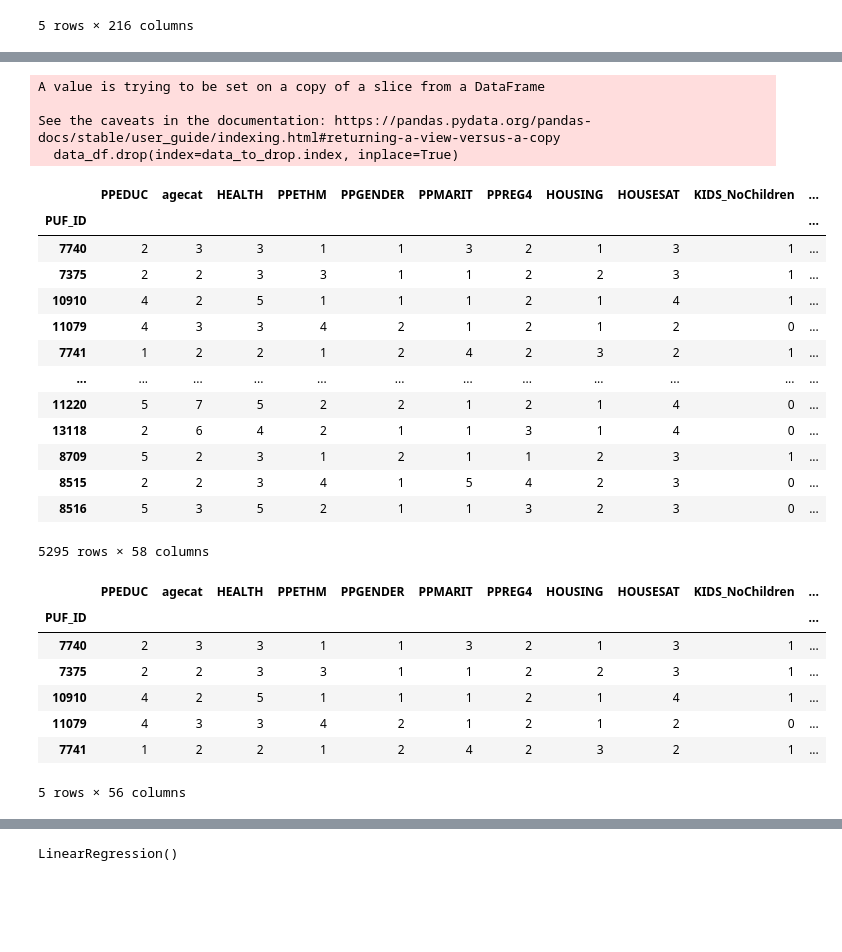
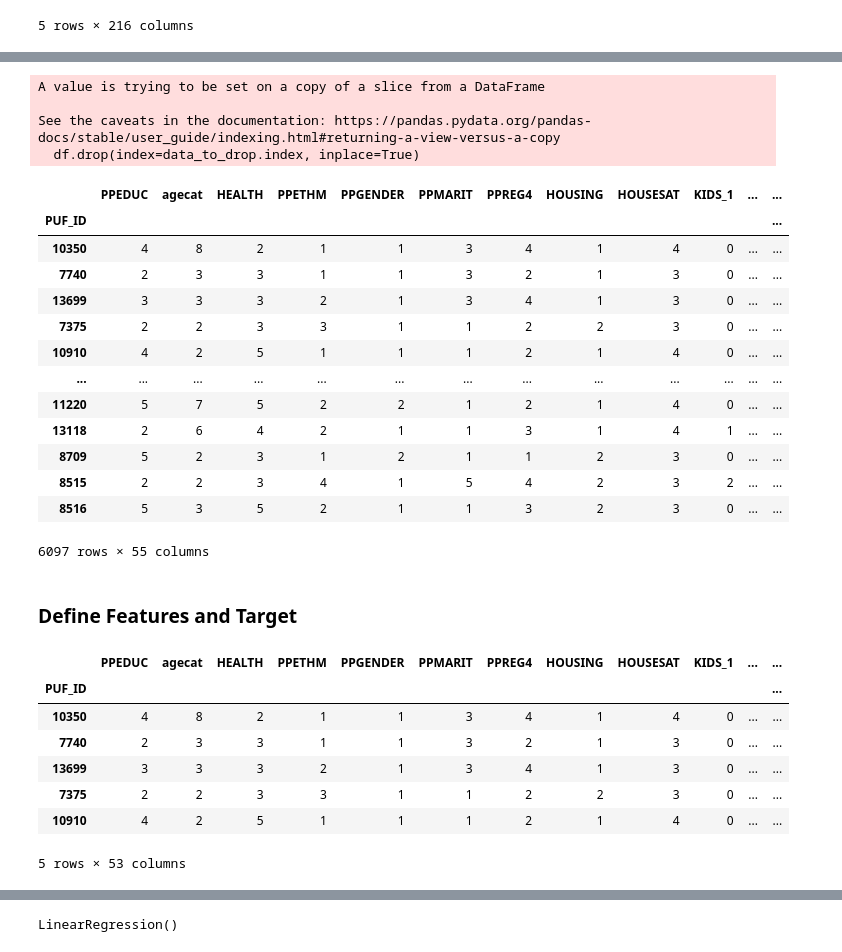
Before and after one commit to jeffdubo/project-4-financial-well-being, a Jupyter notebook: etl/data_exploration.ipynb, the cells around one changed output, grey strips where cells are left out. Drawn from its saved outputs; the diff is of its cells as text; code cells hidden in the pictures; blank space fills up the shorter version.

```diff
--- a/etl/data_exploration.ipynb
+++ b/etl/data_exploration.ipynb
@@ -168,5 +443,7 @@ fwb_df[fwb_df.values < 0].groupby('PUF_ID').min()
 # %%
-# Identify feature for dataset
-feature_names = (ind_measures + house_fam_measures + inc_emp_measures + sav_safety_measures
-             + fin_circ_measures + fin_beh_measures)
-data_cols = feature_names + ['FWBscore'] + ['FWBscore_wt']
+# Define dataset columns
+columns = (ind_measures + house_fam_measures + inc_emp_measures + sav_safety_measures
+           + fin_circ_measures + fin_beh_measures) + ['FWBscore'] + ['FWBscore_wt']
+
+# Create dataset
+df = survey_df[columns]
@@ -208,0 +450,5 @@ dtype: int64
+# %%
+# Identify and drop pcolumns with 100 or more negative values
+neg_counts = df.lt(0).sum()
+drop_cols = neg_counts[neg_counts.values > 100].index
+drop_cols
@@ -208,0 +459,3 @@ dtype: int64
+# %%
+# Drop columns with 100 or more negative values
+df.drop(columns=drop_cols, inplace=True)
@@ -209,5 +467,5 @@ dtype: int64
 # %%
 # Display rows with negative values in each column
-data_to_drop = data_df[data_df.values < 0].groupby('PUF_ID').min()
+data_to_drop = df[df.values < 0].groupby('PUF_ID').min()
 data_to_drop
 # %% [output]
@@ -228,23 +486,23 @@ data_to_drop
 # %%
 # Remove rows with negative values
-data_df.drop(index=data_to_drop.index, inplace=True)
-data_df
+df.drop(index=data_to_drop.index, inplace=True)
+df
 # %% [output]
 A value is trying to be set on a copy of a slice from a DataFrame
 
 See the caveats in the documentation: https://pandas.pydata.org/pandas-docs/stable/user_guide/indexing.html#returning-a-view-versus-a-copy
-  data_df.drop(index=data_to_drop.index, inplace=True)
+  df.drop(index=data_to_drop.index, inplace=True)
-|  | PPEDUC | agecat | HEALTH | PPETHM | PPGENDER | PPMARIT | PPREG4 | HOUSING | HOUSESAT | KIDS_NoChildren | ... |
-| PUF_ID |  |  |  |  |  |  |  |  |  |  | ... |
-| 7740 | 2 | 3 | 3 | 1 | 1 | 3 | 2 | 1 | 3 | 1 | ... |
-| 7375 | 2 | 2 | 3 | 3 | 1 | 1 | 2 | 2 | 3 | 1 | ... |
-| 10910 | 4 | 2 | 5 | 1 | 1 | 1 | 2 | 1 | 4 | 1 | ... |
-| 11079 | 4 | 3 | 3 | 4 | 2 | 1 | 2 | 1 | 2 | 0 | ... |
-| 7741 | 1 | 2 | 2 | 1 | 2 | 4 | 2 | 3 | 2 | 1 | ... |
-| ... | ... | ... | ... | ... | ... | ... | ... | ... | ... | ... | ... |
-| 11220 | 5 | 7 | 5 | 2 | 2 | 1 | 2 | 1 | 4 | 0 | ... |
-| 13118 | 2 | 6 | 4 | 2 | 1 | 1 | 3 | 1 | 4 | 0 | ... |
-| 8709 | 5 | 2 | 3 | 1 | 2 | 1 | 1 | 2 | 3 | 1 | ... |
-| 8515 | 2 | 2 | 3 | 4 | 1 | 5 | 4 | 2 | 3 | 0 | ... |
-| 8516 | 5 | 3 | 5 | 2 | 1 | 1 | 3 | 2 | 3 | 0 | ... |
+|  | PPEDUC | agecat | HEALTH | PPETHM | PPGENDER | PPMARIT | PPREG4 | HOUSING | HOUSESAT | KIDS_1 | ... | ... |
+| PUF_ID |  |  |  |  |  |  |  |  |  |  |  | ... |
+| 10350 | 4 | 8 | 2 | 1 | 1 | 3 | 4 | 1 | 4 | 0 | ... | ... |
+| 7740 | 2 | 3 | 3 | 1 | 1 | 3 | 2 | 1 | 3 | 0 | ... | ... |
+| 13699 | 3 | 3 | 3 | 2 | 1 | 3 | 4 | 1 | 3 | 0 | ... | ... |
+| 7375 | 2 | 2 | 3 | 3 | 1 | 1 | 2 | 2 | 3 | 0 | ... | ... |
+| 10910 | 4 | 2 | 5 | 1 | 1 | 1 | 2 | 1 | 4 | 0 | ... | ... |
+| ... | ... | ... | ... | ... | ... | ... | ... | ... | ... | ... | ... | ... |
+| 11220 | 5 | 7 | 5 | 2 | 2 | 1 | 2 | 1 | 4 | 0 | ... | ... |
+| 13118 | 2 | 6 | 4 | 2 | 1 | 1 | 3 | 1 | 4 | 1 | ... | ... |
+| 8709 | 5 | 2 | 3 | 1 | 2 | 1 | 1 | 2 | 3 | 0 | ... | ... |
+| 8515 | 2 | 2 | 3 | 4 | 1 | 5 | 4 | 2 | 3 | 2 | ... | ... |
+| 8516 | 5 | 3 | 5 | 2 | 1 | 1 | 3 | 2 | 3 | 0 | ... | ... |
-5295 rows × 58 columns
+6097 rows × 55 columns
@@ -251,17 +512,20 @@ See the caveats in the documentation: https://pandas.pydata.org/pandas-docs/stab
+# %% [markdown]
+### Define Features and Target
 # %%
 # Define features set
+data_df = df.copy()
 X = data_df.copy()
 X.drop(columns=['FWBscore', 'FWBscore_wt'], axis=1, inplace=True)
 X.head()
 # %% [output]
-|  | PPEDUC | agecat | HEALTH | PPETHM | PPGENDER | PPMARIT | PPREG4 | HOUSING | HOUSESAT | KIDS_NoChildren | ... |
-| PUF_ID |  |  |  |  |  |  |  |  |  |  | ... |
-| 7740 | 2 | 3 | 3 | 1 | 1 | 3 | 2 | 1 | 3 | 1 | ... |
-| 7375 | 2 | 2 | 3 | 3 | 1 | 1 | 2 | 2 | 3 | 1 | ... |
-| 10910 | 4 | 2 | 5 | 1 | 1 | 1 | 2 | 1 | 4 | 1 | ... |
-| 11079 | 4 | 3 | 3 | 4 | 2 | 1 | 2 | 1 | 2 | 0 | ... |
-| 7741 | 1 | 2 | 2 | 1 | 2 | 4 | 2 | 3 | 2 | 1 | ... |
+|  | PPEDUC | agecat | HEALTH | PPETHM | PPGENDER | PPMARIT | PPREG4 | HOUSING | HOUSESAT | KIDS_1 | ... | ... |
+| PUF_ID |  |  |  |  |  |  |  |  |  |  |  | ... |
+| 10350 | 4 | 8 | 2 | 1 | 1 | 3 | 4 | 1 | 4 | 0 | ... | ... |
+| 7740 | 2 | 3 | 3 | 1 | 1 | 3 | 2 | 1 | 3 | 0 | ... | ... |
+| 13699 | 3 | 3 | 3 | 2 | 1 | 3 | 4 | 1 | 3 | 0 | ... | ... |
+| 7375 | 2 | 2 | 3 | 3 | 1 | 1 | 2 | 2 | 3 | 0 | ... | ... |
+| 10910 | 4 | 2 | 5 | 1 | 1 | 1 | 2 | 1 | 4 | 0 | ... | ... |
-5 rows × 56 columns
+5 rows × 53 columns
 # %%
 y = data_df['FWBscore'].values.reshape(-1, 1)
 y[:5]
```
Also changed, not shown: parts of 55 cells of this notebook, 1 other file.
